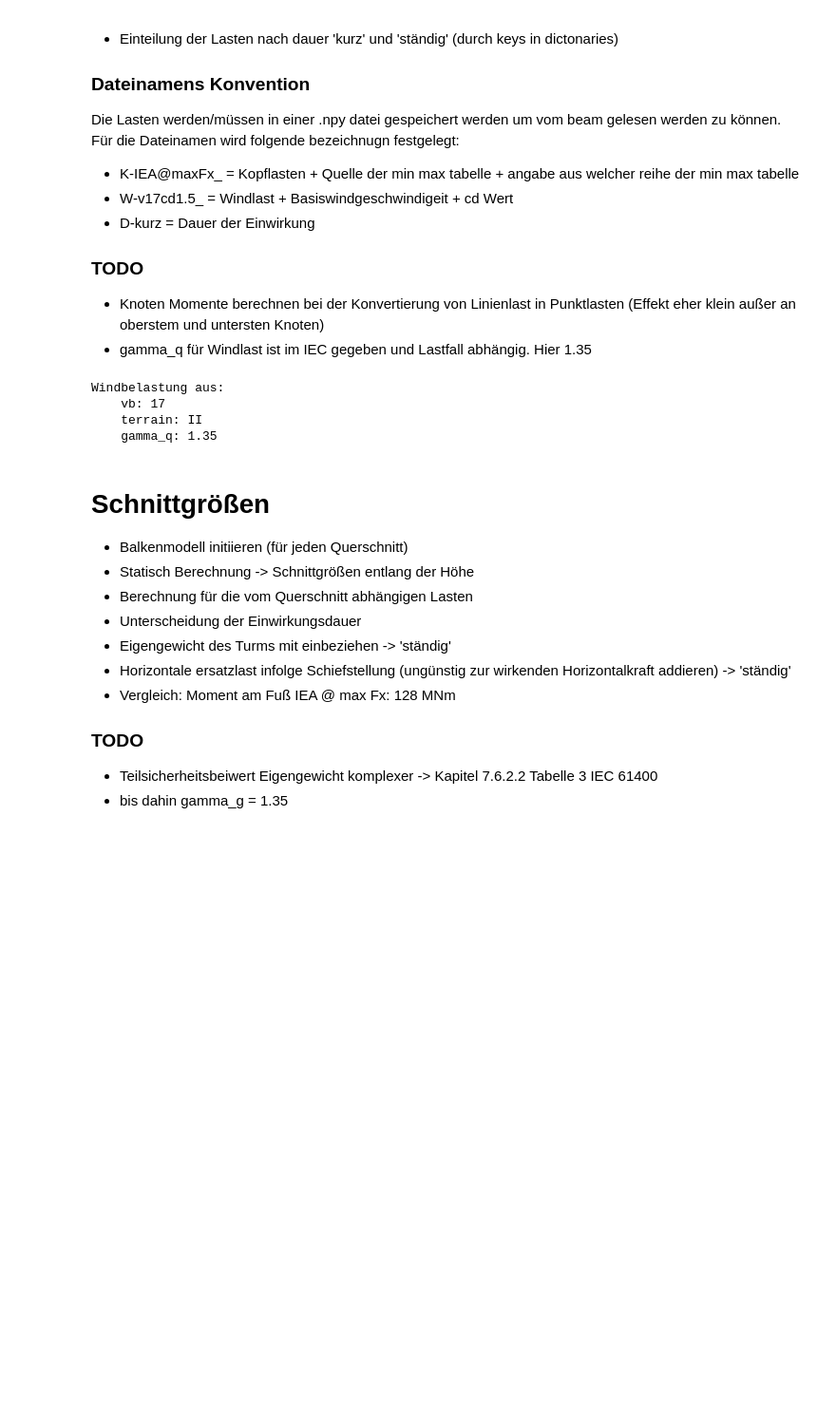
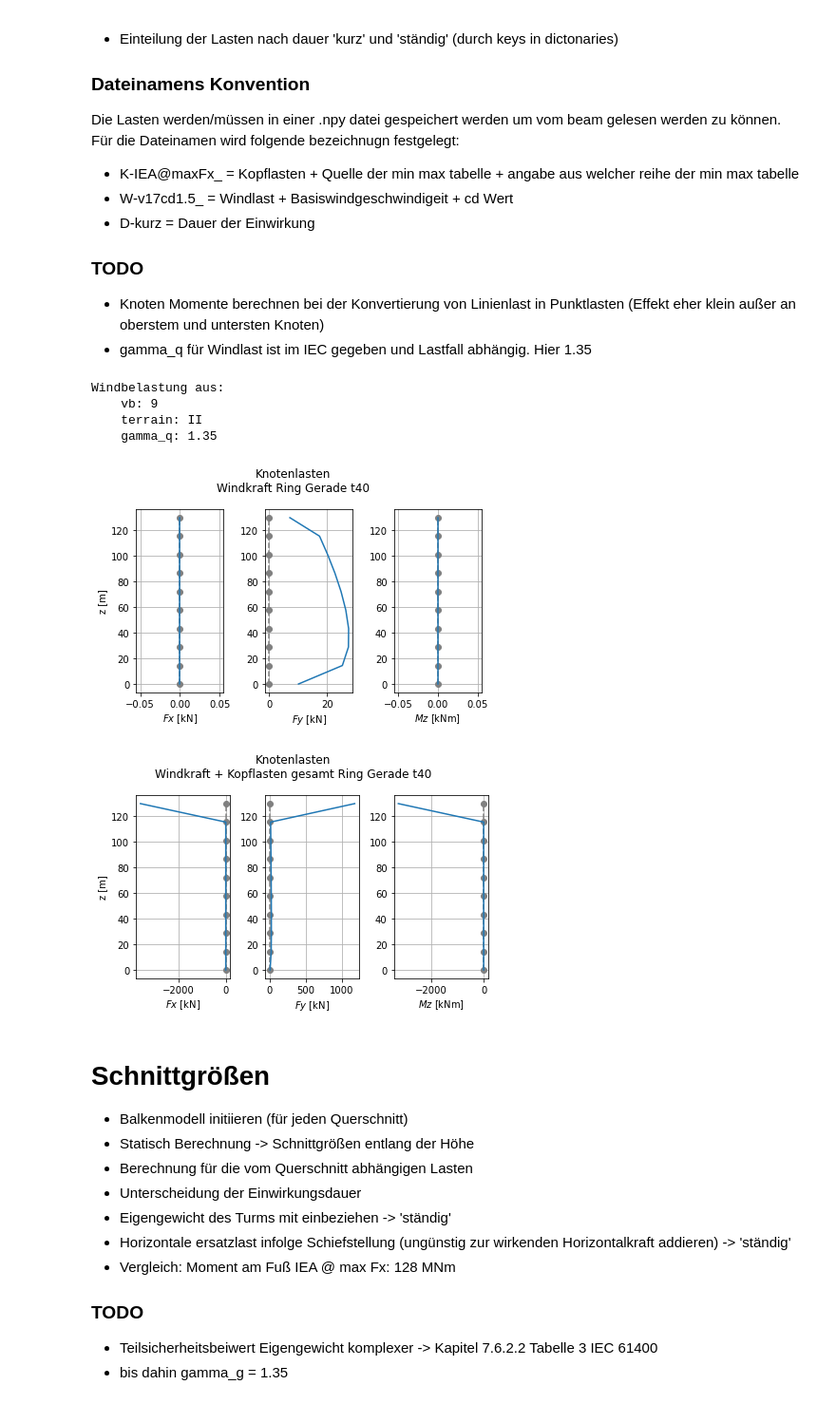
Before and after one commit to JoZimmer/CoupledBeams, a Jupyter notebook: 3DBeam/run_model.ipynb, the cells around one changed output. Shown at 95% size. Cells and saved outputs as stored; diff of their text form; code cells hidden in the pictures; blank space fills up the shorter version.

```diff
--- a/3DBeam/run_model.ipynb
+++ b/3DBeam/run_model.ipynb
@@ -255,10 +267,13 @@ kopf_lasten_beam_0 = utils.convert_coordinate_system_and_consider_einwirkungsdau
 einwirkungsdauer = ['ständig','kurz', 'egal']
 gamma_q = 1.35
 
-import source.DIN_Windlasten as wind_DIN
+import inputs.DIN_Windlasten as wind_DIN
 
 basis_windgeschwindigkeit = 17
 terrain_kategorie = 'II'
+
+einwirkungs_parameter_df = pd.DataFrame({'vb':basis_windgeschwindigkeit,'Terrain Kategorie':terrain_kategorie, 'gamma_q':gamma_q}, index=[0])
+
 print ('Windbelastung aus:')
 print ('    vb:', basis_windgeschwindigkeit)
 print ('    terrain:', terrain_kategorie)
@@ -268,67 +283,61 @@ print ('    gamma_q:', gamma_q)
 wind_kraft_z = {}
 lasten_files, lasten_dicts, lasten_dicts_lokaleflaeche = {}, {}, {}
 grund_parameter_df['Querschnitt'] = [q.name for q in querschnitte]
-grund_parameter_df['t [cm]'] = [q.wand_stärke for q in querschnitte]
+grund_parameter_df['t [m]'] = [q.wand_stärke for q in querschnitte]
 grund_parameter_df['Nabenhöhe [m]'] = [q.nabenhöhe for q in querschnitte]
 grund_parameter_df['cd'] = [q.cd for q in querschnitte]
-grund_parameter_df['cp_max'] = [q.cp_max for q in querschnitte]
 
-for querschnitt in querschnitte:
+for qs in querschnitte:
     # Infromationen vom QS Objekt holen
-    QS_label = querschnitt.name
-    cd = querschnitt.cd
-    cp_max = querschnitt.cp_max
-    nabenhöhe = querschnitt.nabenhöhe
-    section_properties = querschnitt.section_parameters
-
+    QS_label = qs.name
     n_nodes = parameters['n_elements']+1
-    d_achse = querschnitt.d_achse_FE
-    höhen_z = querschnitt.x_fe
 
     lasten_dict_base = {'Fx':np.zeros(n_nodes), 'Fy':np.zeros(n_nodes), 'Mz':np.zeros(n_nodes)}
 
     # Ergebniss Daten vorbereiten -> leer initialisieren nur wenn noch nicht leer
     if QS_label not in lasten_files:
         lasten_files[QS_label] = {}
         lasten_dicts[QS_label] = {}
-        lasten_dicts_lokaleflaeche[QS_label]= {}
 
-    if nabenhöhe not in lasten_files[QS_label]:
-        lasten_files[QS_label][nabenhöhe] = {}
-        lasten_dicts[QS_label][nabenhöhe] = {}
-        lasten_dicts_lokaleflaeche[QS_label][nabenhöhe] = {}
+    if qs.nabenhöhe not in lasten_files[QS_label]:
+        lasten_files[QS_label][qs.nabenhöhe] = {}
+        lasten_dicts[QS_label][qs.nabenhöhe] = {}
 
     # Lastberechnung für den spezifischen QS
-    wind_kraft_z, z_coords = wind_DIN.wind_kraft(vb=basis_windgeschwindigkeit, category=terrain_kategorie, height=höhen_z, cd = cd, Aref=d_achse)
-    knoten_wind_kraft_z = utils.linien_last_to_knoten_last(wind_kraft_z, höhen_z, gamma_q = 1.35) # NOTE gamma_q nach IEC
+    v_z, Iv_z, qp_z, z = wind_DIN.DIN_potenz_profil(basis_windgeschwindigkeit, terrain_kategorie, qs.nabenhöhe)
+    # plt.plot(v_z,z)
+    # plt.show()
+    wind_kraft_z, z_coords = wind_DIN.wind_kraft(vb=basis_windgeschwindigkeit, category=terrain_kategorie, height=qs.x_fe, cd = qs.cd, Aref=qs.d_achse_FE)
+    knoten_wind_kraft_z = utils.linien_last_to_knoten_last(wind_kraft_z, qs.x_fe, gamma_q = 1.35) # NOTE gamma_q nach IEC DLC 1.3
+    ebenen_wind_kraft_z = utils.linien_last_to_knoten_last(wind_kraft_z, qs.section_absolute_heights, gamma_q = 1.35) # NOTE gamma_q nach IEC
 
-    fleachen_wind_druck_z, z_coords = wind_DIN.flaechen_windkraft(vb=basis_windgeschwindigkeit, category=terrain_kategorie, height=höhen_z, cp_max = cp_max)
     #print ('Sum F_knoten_wind:',QS_label, n_nodes, 'nodes', sum(knoten_wind_kraft_z))
     #postprocess.plot_along_height(knoten_wind_kraft_z, z_coords, label='wind_kraft [N]')
 
     lasten_dict_nur_wind = utils.update_lasten_dict(lasten_dict_base, knoten_wind_kraft_z, kopf_lasten_beam_0['egal'])
 
     # _____unabhängig von der Einwirkungsdauer
-    lasten_dicts[QS_label][nabenhöhe]['egal']  = utils.update_lasten_dict(lasten_dict_base, knoten_wind_kraft_z, kopf_lasten_beam['egal'])
+    lasten_dicts[QS_label][qs.nabenhöhe]['egal']  = utils.update_lasten_dict(lasten_dict_base, knoten_wind_kraft_z, kopf_lasten_beam['egal'])
     # _____Sortiert nach Einwirkungsdauer __________________________
-    lasten_dicts[QS_label][nabenhöhe]['kurz'] = utils.update_lasten_dict(lasten_dict_base, knoten_wind_kraft_z, kopf_lasten_beam['kurz'])
-    lasten_dicts[QS_label][nabenhöhe]['ständig']  = utils.update_lasten_dict(lasten_dict_base, wind_kraft = None, kopflasten = kopf_lasten_beam['ständig'])
+    lasten_dicts[QS_label][qs.nabenhöhe]['kurz'] = utils.update_lasten_dict(lasten_dict_base, knoten_wind_kraft_z, kopf_lasten_beam['kurz'])
+    lasten_dicts[QS_label][qs.nabenhöhe]['ständig']  = utils.update_lasten_dict(lasten_dict_base, wind_kraft = None, kopflasten = kopf_lasten_beam['ständig'])
 
-    lasten_dicts_lokaleflaeche['kurz']= utils.update_lasten_dict(lasten_dict_base, fleachen_wind_druck_z, kopf_lasten_beam['kurz'])
 
     # ____________ LASTEN DATEI GENERIEREN ___________________________
     for dauer in einwirkungsdauer:
-        filename = 'K-IEA@maxFx_' + 'W-v' +str(basis_windgeschwindigkeit) + 'cd' + str(cd) + '_D-' + dauer
-        lasten_files[QS_label][nabenhöhe][dauer] = utils.generate_lasten_file(n_nodes, lasten_dicts[QS_label][nabenhöhe][dauer], file_base_name=filename)
+        filename = 'K-IEA@maxFx_' + 'W-v' +str(basis_windgeschwindigkeit) + 'cd' + str(qs.cd) + '_D-' + dauer
+        lasten_files[QS_label][qs.nabenhöhe][dauer] = utils.generate_lasten_file(n_nodes, lasten_dicts[QS_label][qs.nabenhöhe][dauer], file_base_name=filename)
 
-    if nabenhöhe == 111:
-        postprocess.plot_dict_subplots(lasten_dict_nur_wind, höhen_z, title='Windkraft ' + QS_label, unit='kN')
-        postprocess.plot_dict_subplots(lasten_dicts[QS_label][nabenhöhe]['egal'], höhen_z, title='Windkraft + Kopflasten gesamt ' + QS_label, unit = 'kN')
+    if qs.nabenhöhe == 130:
+        postprocess.plot_dict_subplots(lasten_dict_nur_wind, qs.x_fe, title='Windkraft ' + QS_label, unit='kN')
+        postprocess.plot_dict_subplots(lasten_dicts[QS_label][qs.nabenhöhe]['egal'], qs.x_fe, title='Windkraft + Kopflasten gesamt ' + QS_label, unit = 'kN')
 # %% [output]
 Windbelastung aus:
-    vb: 17
+    vb: 9
     terrain: II
     gamma_q: 1.35
+[figure, added]
+[figure, added]
 # %% [markdown]
 # Schnittgrößen
 
```
Also changed, not shown: parts of 5 cells of this notebook, 10 other files.
